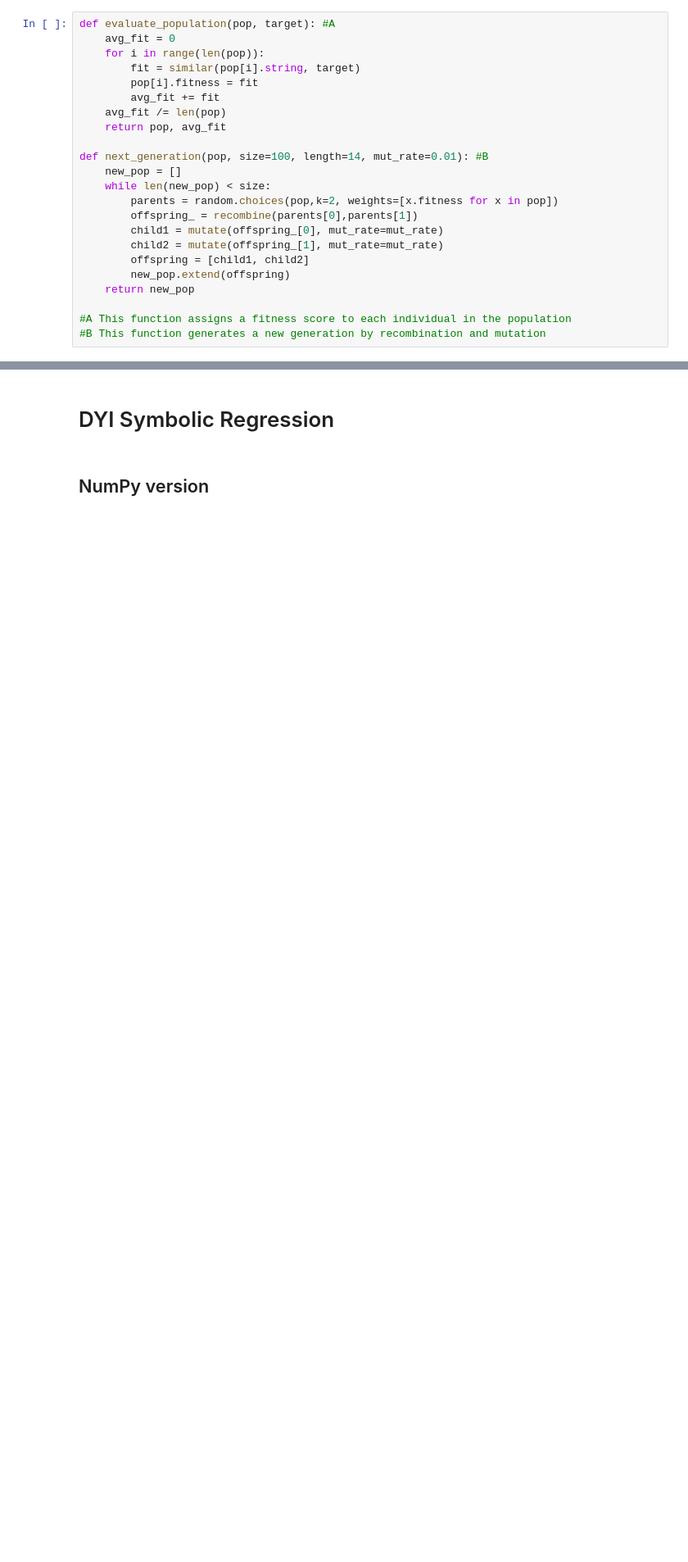
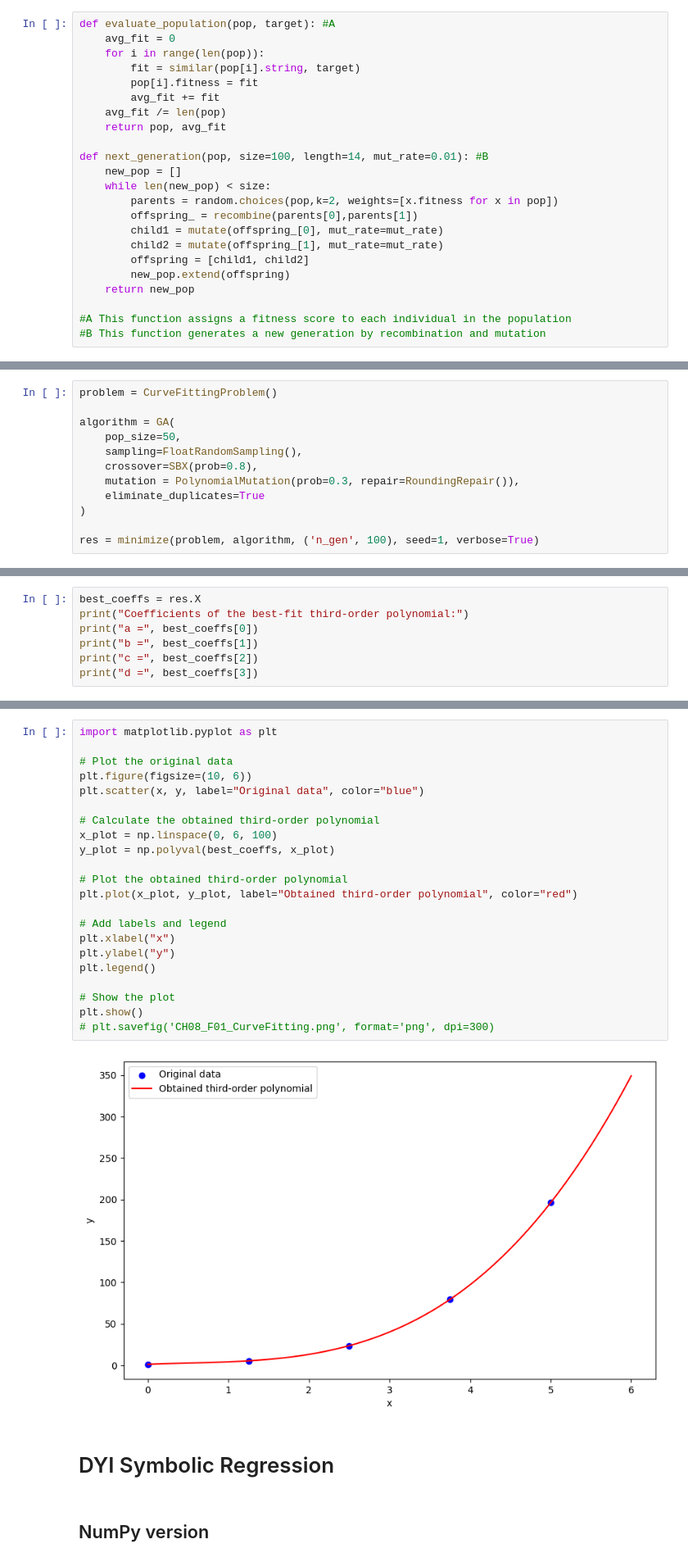
Before and after one commit to SergeiVKalinin/MSE_Spring2024, a Jupyter notebook: Module 1/6_DYI_Symbolic_Regression.ipynb, the cells around one changed output, grey strips where cells are left out. Shown at 82% size. Saved outputs shown, nothing was run; the diff lists cells and outputs as text; blank space fills up the shorter version.

```diff
--- a/Module 1/6_DYI_Symbolic_Regression.ipynb
+++ b/Module 1/6_DYI_Symbolic_Regression.ipynb
@@ -164,0 +426,12 @@ plt.plot(pop_fit)
+# %%
+problem = CurveFittingProblem()
+
+algorithm = GA(
+    pop_size=50,
+    sampling=FloatRandomSampling(),
+    crossover=SBX(prob=0.8),
+    mutation = PolynomialMutation(prob=0.3, repair=RoundingRepair()),
+    eliminate_duplicates=True
+)
+
+res = minimize(problem, algorithm, ('n_gen', 100), seed=1, verbose=True)
@@ -164,0 +456,7 @@ plt.plot(pop_fit)
+# %%
+best_coeffs = res.X
+print("Coefficients of the best-fit third-order polynomial:")
+print("a =", best_coeffs[0])
+print("b =", best_coeffs[1])
+print("c =", best_coeffs[2])
+print("d =", best_coeffs[3])
@@ -165,3 +473,27 @@ plt.plot(pop_fit)
+# %%
+import matplotlib.pyplot as plt
+
+# Plot the original data
+plt.figure(figsize=(10, 6))
+plt.scatter(x, y, label="Original data", color="blue")
+
+# Calculate the obtained third-order polynomial
+x_plot = np.linspace(0, 6, 100)
+y_plot = np.polyval(best_coeffs, x_plot)
+
+# Plot the obtained third-order polynomial
+plt.plot(x_plot, y_plot, label="Obtained third-order polynomial", color="red")
+
+# Add labels and legend
+plt.xlabel("x")
+plt.ylabel("y")
+plt.legend()
+
+# Show the plot
+plt.show()
+# plt.savefig('CH08_F01_CurveFitting.png', format='png', dpi=300)
+# %% [output]
+[figure, added]
 # %% [markdown]
 # DYI Symbolic Regression
 # %% [markdown]
```
Also changed, not shown: parts of 42 cells of this notebook.
